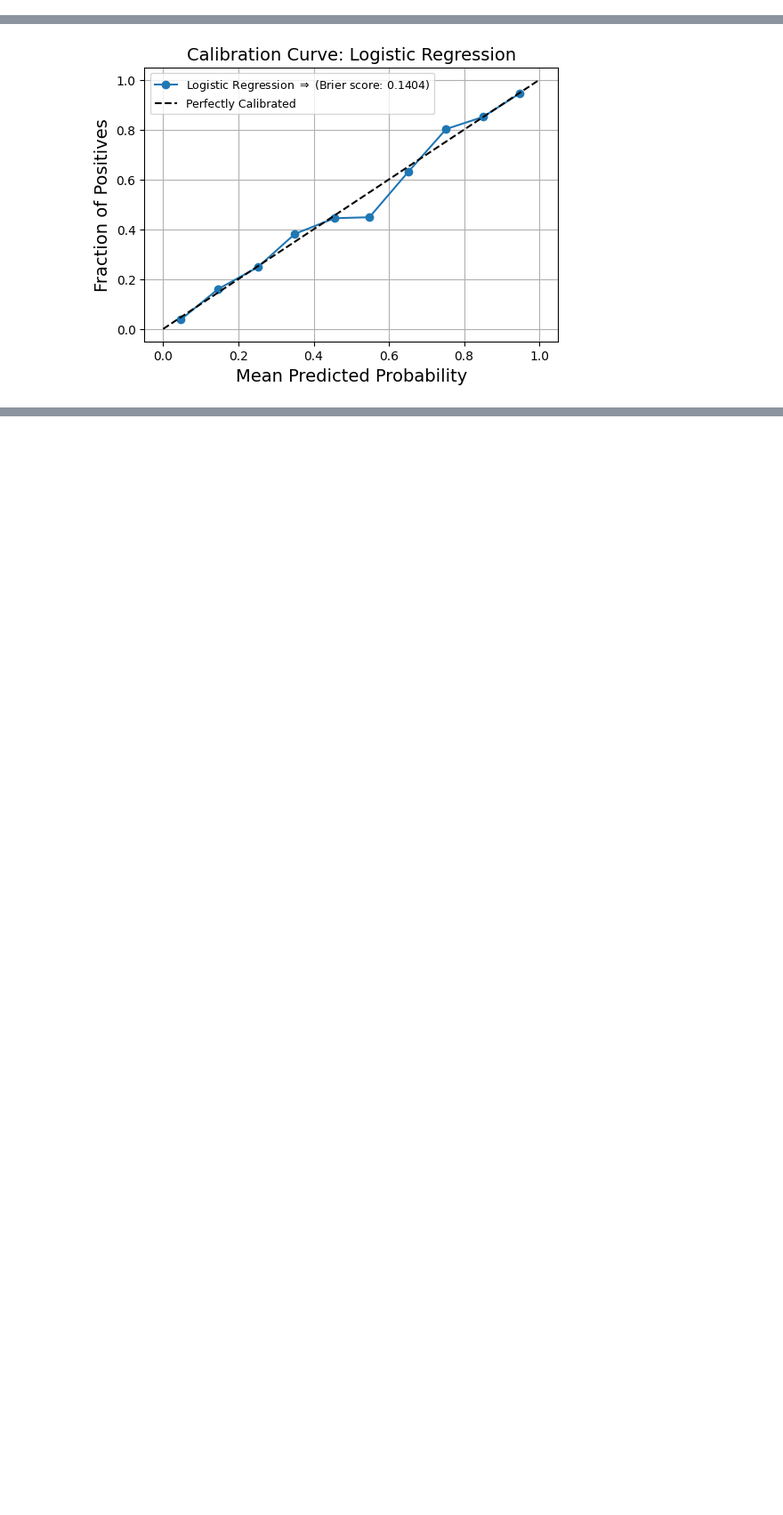
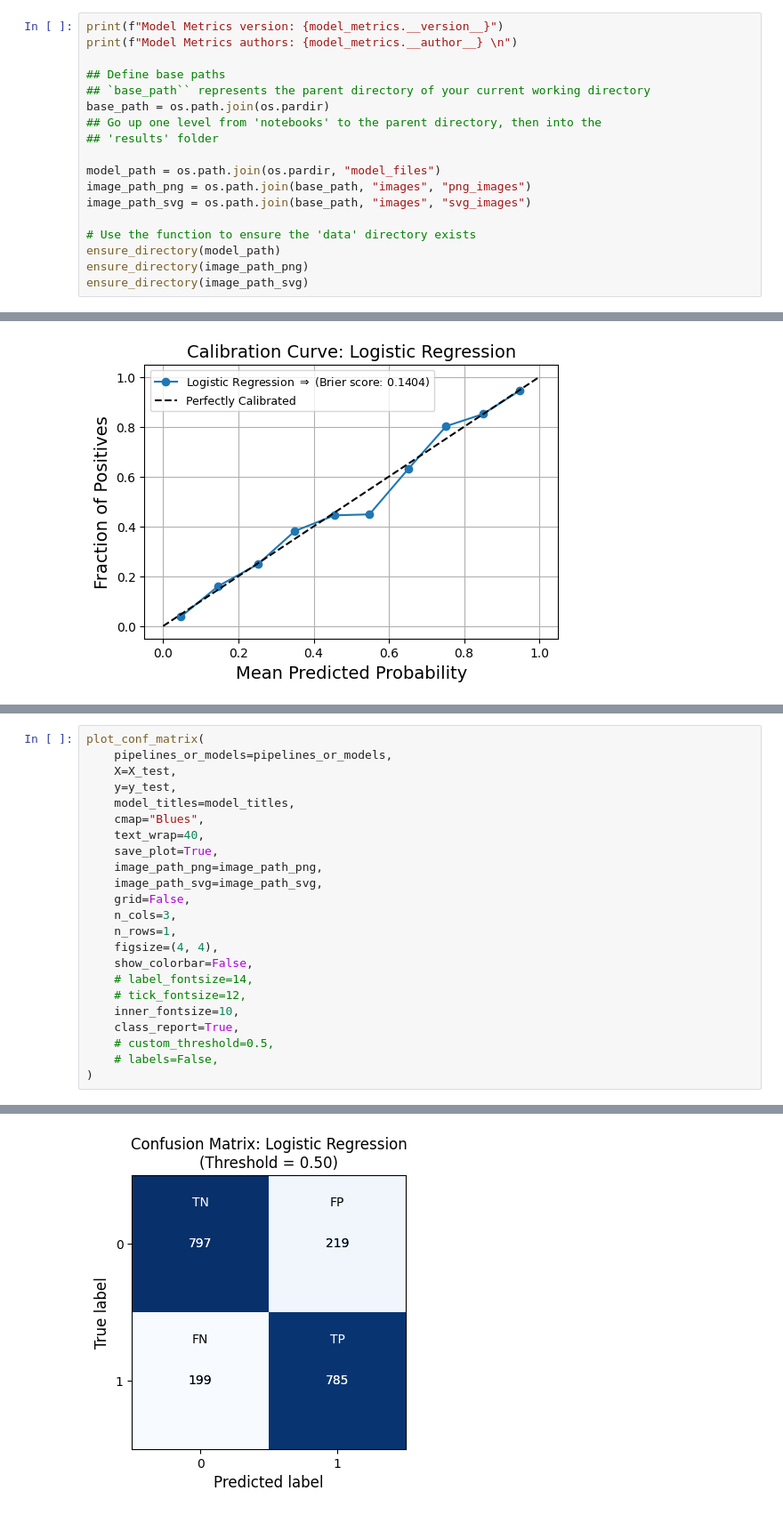
Before and after one commit to lshpaner/model_metrics, a Jupyter notebook: py_notebooks/model_evaluation.ipynb, the cells around one changed output, grey strips where cells are left out. Shown at 89% size. Saved outputs shown, nothing was run; the diff lists cells and outputs as text; blank space fills up the shorter version.

Commit message:
added confusion_matrix plot

```diff
--- a/py_notebooks/model_evaluation.ipynb
+++ b/py_notebooks/model_evaluation.ipynb
@@ -32,0 +29,18 @@ model_path = "../results/"
+# %%
+print(f"Model Metrics version: {model_metrics.__version__}")
+print(f"Model Metrics authors: {model_metrics.__author__} \n")
+
+## Define base paths
+## `base_path`` represents the parent directory of your current working directory
+base_path = os.path.join(os.pardir)
+## Go up one level from 'notebooks' to the parent directory, then into the
+## 'results' folder
+
+model_path = os.path.join(os.pardir, "model_files")
+image_path_png = os.path.join(base_path, "images", "png_images")
+image_path_svg = os.path.join(base_path, "images", "svg_images")
+
+# Use the function to ensure the 'data' directory exists
+ensure_directory(model_path)
+ensure_directory(image_path_png)
+ensure_directory(image_path_svg)
@@ -99,0 +123,24 @@ plot_calibration_curve(
+# %%
+plot_conf_matrix(
+    pipelines_or_models=pipelines_or_models,
+    X=X_test,
+    y=y_test,
+    model_titles=model_titles,
+    cmap="Blues",
+    text_wrap=40,
+    save_plot=True,
+    image_path_png=image_path_png,
+    image_path_svg=image_path_svg,
+    grid=False,
+    n_cols=3,
+    n_rows=1,
+    figsize=(4, 4),
+    show_colorbar=False,
+    # label_fontsize=14,
+    # tick_fontsize=12,
+    inner_fontsize=10,
+    class_report=True,
+    # custom_threshold=0.5,
+    # labels=False,
+)
+# %% [output]
@@ -99,0 +163 @@ plot_calibration_curve(
+[figure, added]
```
Also changed, not shown: parts of 5 cells of this notebook, 12 other files.
